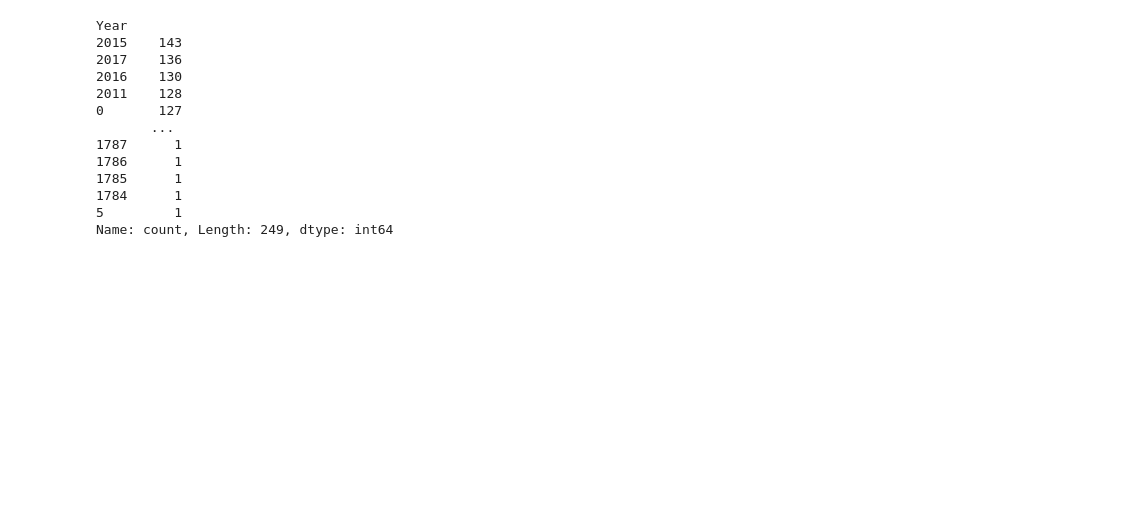
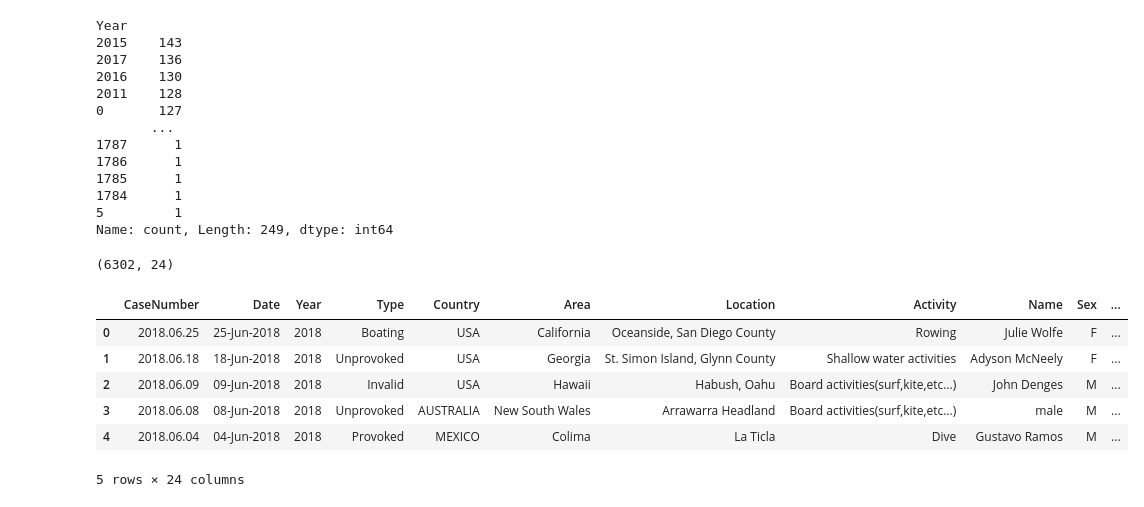
Before and after one commit to ClaraGallardo/Shark_attack, a Jupyter notebook: src/Limpieza.ipynb, the cells around one changed output. Cells and saved outputs as stored; diff of their text form; code cells hidden in the pictures; blank space fills up the shorter version.

```diff
--- a/src/Limpieza.ipynb
+++ b/src/Limpieza.ipynb
@@ -140,7 +140,13 @@ dtype: float64
 # %%
 shark.dropna(thresh=len(shark.columns) / 3, inplace=True)
 # %%
-shark.loc[:, ['Unnamed: 22', 'Unnamed: 23']] = 0 #igualo a 0 porque no tienen contenido representativo
+shark[['Unnamed:22','Unnamed:23']]=shark[['Unnamed:22','Unnamed:23']].fillna(0) #igualo a 0 porque no tienen contenido representativo
+# %%
+for columna in shark:
+    if shark[columna].dtype == 'object':
+        shark[columna] = shark[columna].fillna('0')  # Rellenar con '0' si es una columna de texto
+    else:
+        shark[columna] = shark[columna].fillna(0)  # Rellenar 0 si es int o float
 # %% [markdown]
 ### Valores duplicados
 # %%
@@ -264,24 +266,22 @@ Name: count, Length: 1532, dtype: int64
 # %%
-#voy a crear una funcion para intentar igualar todas las actividades(sin la ayuda de chat GPT no hubiese sido posible 🙏)
+#voy a crear una funcion para intentar igualar todas las actividades(sin la ayuda de chat GPT, no hubiese sido posible 🙏)
 
 def activity(x):
-    dict_activity= {"Pesca":re.search(".*[Ff](ishing|ISHING).*",str(x)),
-                    "Actividades con tabla(surf,kite,etc...)":re.search(".*[sS](urfing|SURF)|[Oo](verb|VERB).*",str(x)),
-                    "Natación":re.search(".*[Ss](wimming|WIMMing).*",str(x)),
-                    "Kite":re.search(".*[Kk](ite|ITE).*",str(x)),
-                    "Actividades en aguas poco profundas":re.search(".*[Ww](alking|ALKING)|[Ss](tand|TAND).*",str(x)),
-                    "Diferentes actividades en barco":re.search(".*[Bb](oat|OAT).*",str(x)),
-                    "Actividades con tiburones":re.search(".*[Ss](hark|HARK).*",str(x)),
-                    "Buceo":re.search(".*[Dd](iving|IVING).*",str(x)),
-                    "Remo":re.search(".*[Pp](addl|ADDL).*",str(x)),
-                    "Baño":re.search(".*[Bb](athing|ATHING)|[Ff](loat|LOAT).*",str(x)),
-                    "Salto al agua":re.search(".*[Jj](ump|UMP).*",str(x)),
-                    "Naufragios":re.search(".*[Ww](reck|RECK ).*",str(x))}
+    dict_activity= {"Fishing":re.search(".*[Ff](ishing|ISHING).*",str(x)),
+                    "Board activities(surf,kite,etc...)":re.search(".*[sS](urfing|SURF)|[Oo](verb|VERB)|[Kk](ite|ITE)|[Bb](body|BODY).*",str(x)),
+                    "Swiming":re.search(".*[Ss](wimming|WIMMing)|[Bb](athing|ATHING)|[Ff](loat|LOAT)|[Bb](bathing|BATHING).*",str(x)),
+                    "Shallow water activities":re.search(".*[Ww](alking|ALKING)|[Ss](tand|TAND)|[Ss](shallows|SHALLOWS).*",str(x)),
+                    "Boat activities":re.search(".*[Bb](oat|OAT)|[Ff](ferry|Ferry).*",str(x)),
+                    "Interaction with sharks":re.search(".*[Ss](hark|HARK).*",str(x)),
+                    "Dive":re.search(".*[Dd](iving|IVING).*",str(x)),
+                    "Rowing":re.search(".*[Pp](addl|ADDL).*",str(x)),
+                    "Jumping":re.search(".*[Jj](ump|UMP).*",str(x)),
+                    "Wreck":re.search(".*[Ww](reck|RECK )|[Ss](inking|INKING ).*",str(x))}
     for key,values in dict_activity.items():
 
         if values:
             return key
-    return "Otras"
+    return "Others"
 
 data.Activity=data.Activity.apply(activity)
 # %%
@@ -319,6 +317,7 @@ data.Country=data.Country.str.upper()
 data.Country=data.Country.str.strip()
 data.Country=data.Country.str.replace(r'\b(NORTH|SOUTH|EAST|WEST)\b','',regex=True)
 data.Country=data.Country.replace('?','Aprox')
+data.Country=data.Country.replace('0','Unknown')
 
 
 data.Country.value_counts().head(50)
@@ -391,3 +391,17 @@ patron=r'\b\d{4}\b'
 date = [int(año) if re.match(patron, str(año)) else 0000 for año in arr]
 
 data.Year=date
+# %%
+data.shape
+# %% [output]
+(6302, 24)
+# %%
+data.head()
+# %% [output]
+|  | CaseNumber | Date | Year | Type | Country | Area | Location | Activity | Name | Sex | ... |
+| 0 | 2018.06.25 | 25-Jun-2018 | 2018 | Boating | USA | California | Oceanside, San Diego County | Rowing | Julie Wolfe | F | ... |
+| 1 | 2018.06.18 | 18-Jun-2018 | 2018 | Unprovoked | USA | Georgia | St. Simon Island, Glynn County | Shallow water activities | Adyson McNeely | F | ... |
+| 2 | 2018.06.09 | 09-Jun-2018 | 2018 | Invalid | USA | Hawaii | Habush, Oahu | Board activities(surf,kite,etc...) | John Denges | M | ... |
+| 3 | 2018.06.08 | 08-Jun-2018 | 2018 | Unprovoked | AUSTRALIA | New South Wales | Arrawarra Headland | Board activities(surf,kite,etc...) | male | M | ... |
+| 4 | 2018.06.04 | 04-Jun-2018 | 2018 | Provoked | MEXICO | Colima | La Ticla | Dive | Gustavo Ramos | M | ... |
+5 rows × 24 columns
```
Also changed, not shown: parts of 12 cells of this notebook, 2 other files.
